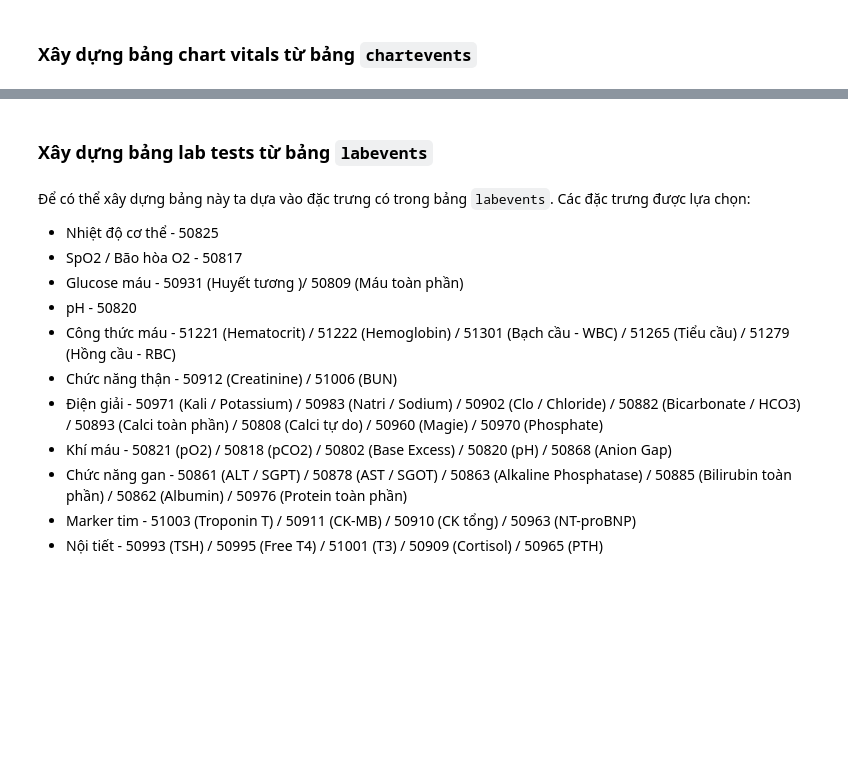
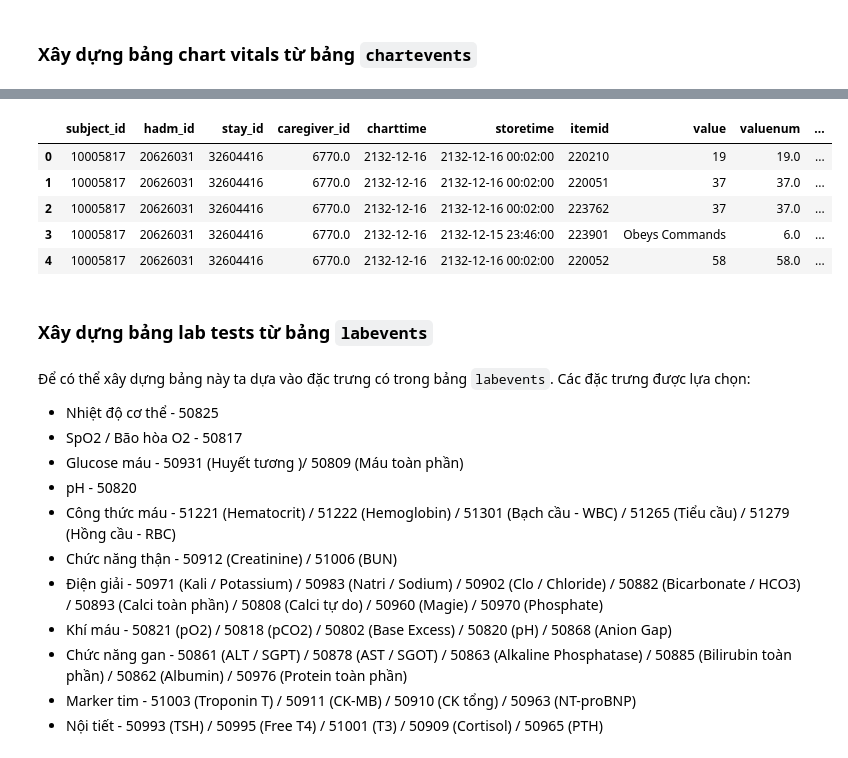
Before and after one commit to TienNguyen0712/hybrid-llm-tabular-pipeline-for-icu-mortality-prediction, a Jupyter notebook: mimic_iv_rag_pipeline_demo.ipynb, the cells around one changed output, grey strips where cells are left out. Cells and saved outputs as stored; diff of their text form; code cells hidden in the pictures; blank space fills up the shorter version.

```diff
--- a/mimic_iv_rag_pipeline_demo.ipynb
+++ b/mimic_iv_rag_pipeline_demo.ipynb
@@ -323,0 +265,36 @@ Index(['subject_id', 'hadm_id', 'stay_id', 'heart_rate_min', 'heart_rate_max',
+# %%
+from typing import Dict, Tuple
+def filter_and_clean_events(events_df: pd.DataFrame, cohort_df: pd.DataFrame, item_mapping: Dict[int, str], outlier_bounds: Dict[str, Tuple[float, float]]) -> pd.DataFrame:
+    """
+    Giới hạn dữ liệu sự kiện trong cửa sổ 24h ICU, áp ánh tên chỉ số và lọc nhiễu sinh lý.
+    """
+    # Merge với cohort lấy intime để khóa cửa sổ 24h
+    df = events_df.merge(
+        cohort_df[['stay_id', 'intime']],
+        on='stay_id',
+        how='inner'
+    )
+
+    # Lọc mốc thời gian: intime <= charttime <= intime + 24h
+    df['charttime'] = pd.to_datetime(df['charttime'])
+    df['obs_end_time'] = df['intime'] + pd.Timedelta(hours=24)
+
+    mask_time = (df['charttime'] >= df['intime']) & (df['charttime'] <= df['obs_end_time'])
+    df = df[mask_time].copy()
+
+    # Tính mốc thời gian tương đối delta_t (tính bằng giờ)
+    df['delta_hours'] = (df['charttime'] - df['intime']).dt.total_seconds() / 3600.0
+
+    # Áp ánh mã itemid sang tên biến lâm sàng
+    df = df[df['itemid'].isin(item_mapping.keys())].copy()
+    df['feature_name'] = df['itemid'].map(item_mapping)
+
+    # Lọc nhiễu sinh lý (Outlier Cleaning)
+    df['valuenum'] = pd.to_numeric(df['valuenum'], errors='coerce')
+
+    for feat_name, (min_val, max_val) in outlier_bounds.items():
+        feat_mask = df['feature_name'] == feat_name
+        invalid_mask = feat_mask & ((df['valuenum'] < min_val) | (df['valuenum'] > max_val))
+        df.loc[invalid_mask, 'valuenum'] = np.nan
+
+    return df.dropna(subset=['valuenum']).reset_index(drop=True)
@@ -324,3 +430,14 @@ Index(['subject_id', 'hadm_id', 'stay_id', 'heart_rate_min', 'heart_rate_max',
+# %%
+vital_chart = filter_and_clean_events(chartevents, cohort, item_mapping, outlier_bounds)
+# %%
+vital_chart.head()
+# %% [output]
+|  | subject_id | hadm_id | stay_id | caregiver_id | charttime | storetime | itemid | value | valuenum | ... |
+| 0 | 10005817 | 20626031 | 32604416 | 6770.0 | 2132-12-16 | 2132-12-16 00:02:00 | 220210 | 19 | 19.0 | ... |
+| 1 | 10005817 | 20626031 | 32604416 | 6770.0 | 2132-12-16 | 2132-12-16 00:02:00 | 220051 | 37 | 37.0 | ... |
+| 2 | 10005817 | 20626031 | 32604416 | 6770.0 | 2132-12-16 | 2132-12-16 00:02:00 | 223762 | 37 | 37.0 | ... |
+| 3 | 10005817 | 20626031 | 32604416 | 6770.0 | 2132-12-16 | 2132-12-15 23:46:00 | 223901 | Obeys Commands | 6.0 | ... |
+| 4 | 10005817 | 20626031 | 32604416 | 6770.0 | 2132-12-16 | 2132-12-16 00:02:00 | 220052 | 58 | 58.0 | ... |
 # %% [markdown]
 ### **Xây dựng bảng lab tests từ bảng `labevents`**
 # %% [markdown]
```
Also changed, not shown: parts of 20 cells of this notebook.
